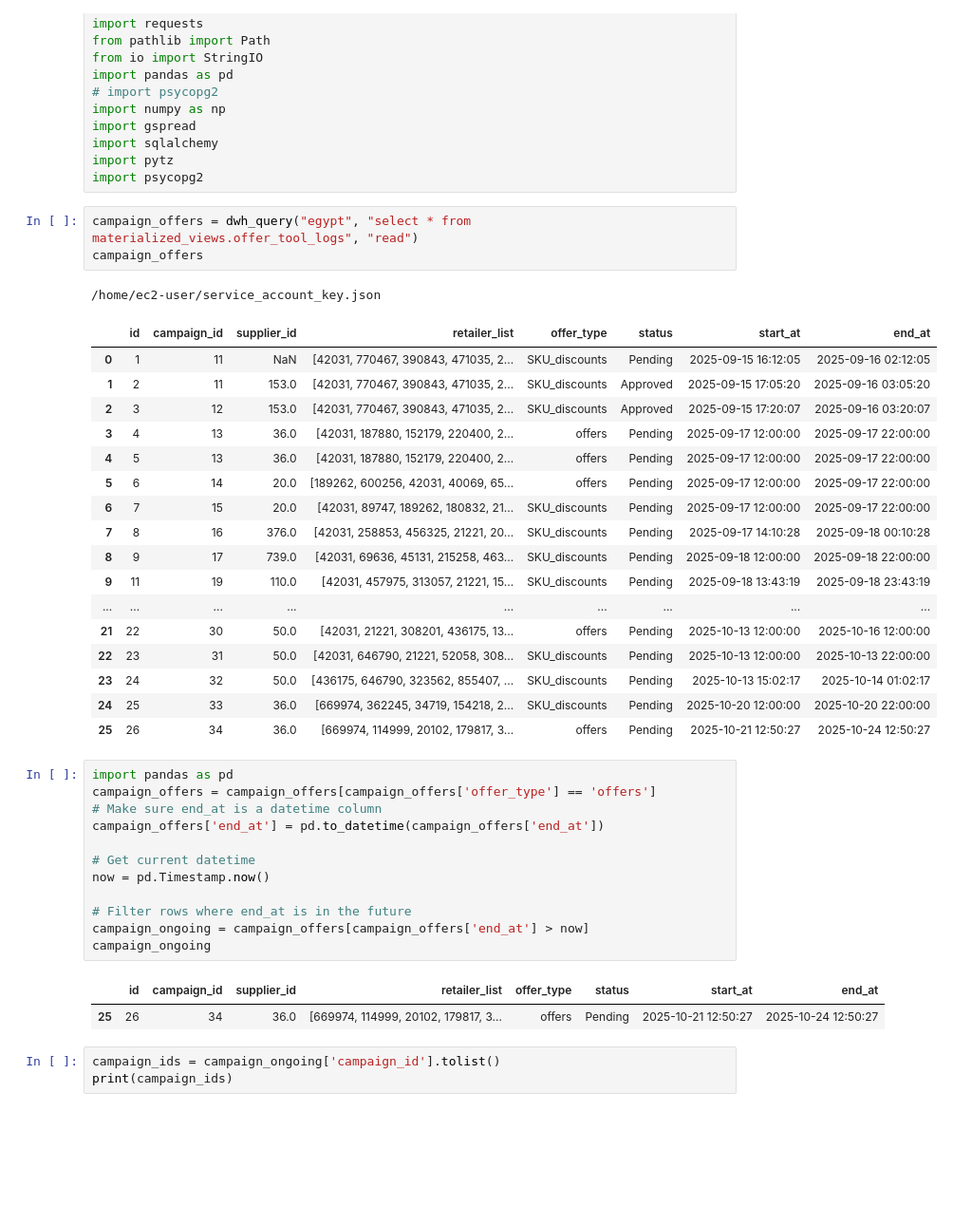
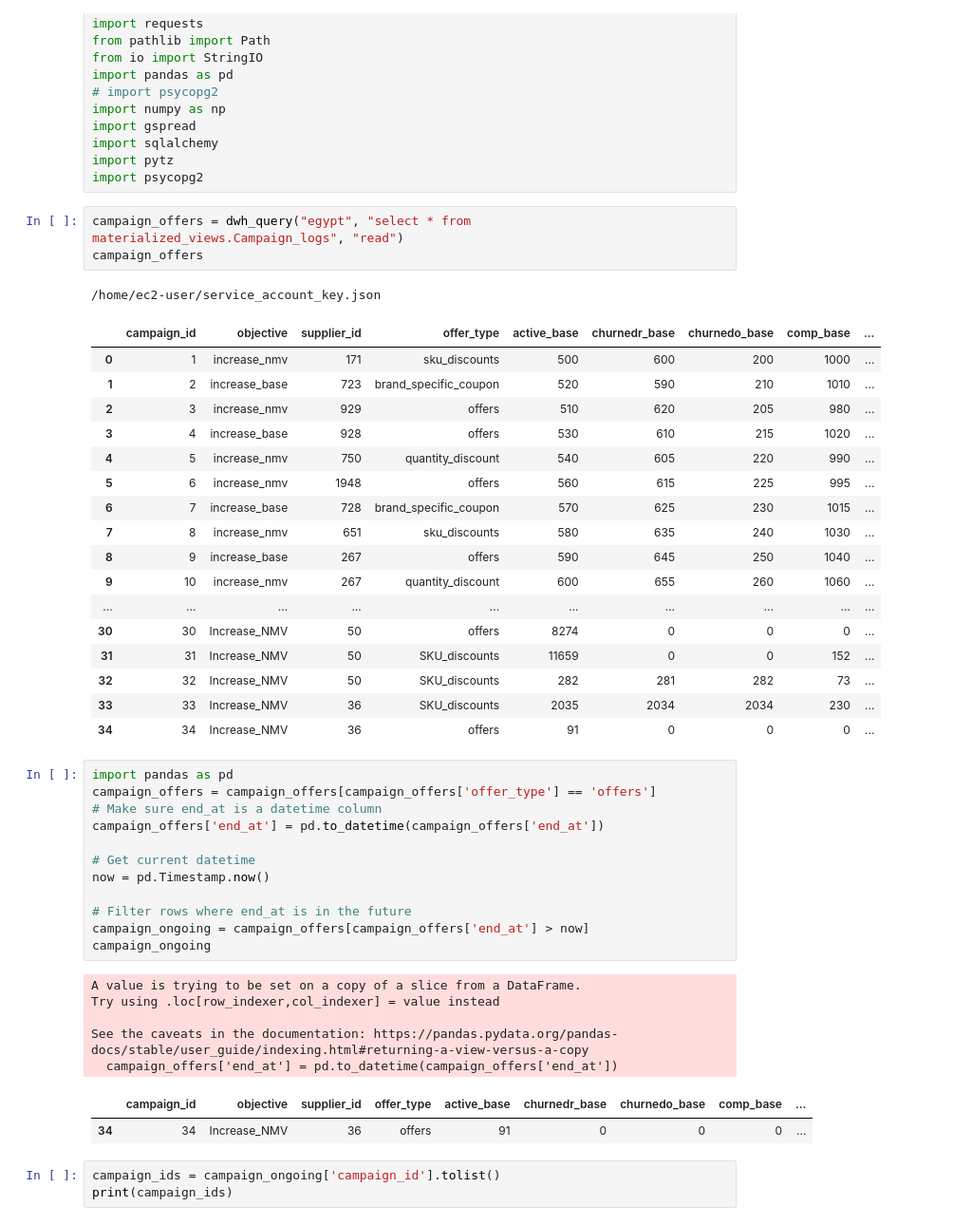
Before and after one commit to Maxab-Growth/Seif, a Jupyter notebook: Seif's_stuff/offer_itteration.ipynb, the cells around one changed output. Shown at 95% size. Saved outputs shown, nothing was run; the diff lists cells and outputs as text; blank space fills up the shorter version.

```diff
--- a/Seif's_stuff/offer_itteration.ipynb
+++ b/Seif's_stuff/offer_itteration.ipynb
@@ -20,27 +20,27 @@ import sqlalchemy
 import pytz
 import psycopg2
 # %%
-campaign_offers = dwh_query("egypt", "select * from materialized_views.offer_tool_logs", "read")
+campaign_offers = dwh_query("egypt", "select * from materialized_views.Campaign_logs", "read")
 campaign_offers
 # %% [output]
 /home/ec2-user/service_account_key.json
-|  | id | campaign_id | supplier_id | retailer_list | offer_type | status | start_at | end_at |
-| 0 | 1 | 11 | NaN | [42031, 770467, 390843, 471035, 2... | SKU_discounts | Pending | 2025-09-15 16:12:05 | 2025-09-16 02:12:05 |
-| 1 | 2 | 11 | 153.0 | [42031, 770467, 390843, 471035, 2... | SKU_discounts | Approved | 2025-09-15 17:05:20 | 2025-09-16 03:05:20 |
-| 2 | 3 | 12 | 153.0 | [42031, 770467, 390843, 471035, 2... | SKU_discounts | Approved | 2025-09-15 17:20:07 | 2025-09-16 03:20:07 |
-| 3 | 4 | 13 | 36.0 | [42031, 187880, 152179, 220400, 2... | offers | Pending | 2025-09-17 12:00:00 | 2025-09-17 22:00:00 |
-| 4 | 5 | 13 | 36.0 | [42031, 187880, 152179, 220400, 2... | offers | Pending | 2025-09-17 12:00:00 | 2025-09-17 22:00:00 |
-| 5 | 6 | 14 | 20.0 | [189262, 600256, 42031, 40069, 65... | offers | Pending | 2025-09-17 12:00:00 | 2025-09-17 22:00:00 |
-| 6 | 7 | 15 | 20.0 | [42031, 89747, 189262, 180832, 21... | SKU_discounts | Pending | 2025-09-17 12:00:00 | 2025-09-17 22:00:00 |
-| 7 | 8 | 16 | 376.0 | [42031, 258853, 456325, 21221, 20... | SKU_discounts | Pending | 2025-09-17 14:10:28 | 2025-09-18 00:10:28 |
-| 8 | 9 | 17 | 739.0 | [42031, 69636, 45131, 215258, 463... | SKU_discounts | Pending | 2025-09-18 12:00:00 | 2025-09-18 22:00:00 |
-| 9 | 11 | 19 | 110.0 | [42031, 457975, 313057, 21221, 15... | SKU_discounts | Pending | 2025-09-18 13:43:19 | 2025-09-18 23:43:19 |
-| ... | ... | ... | ... | ... | ... | ... | ... | ... |
-| 21 | 22 | 30 | 50.0 | [42031, 21221, 308201, 436175, 13... | offers | Pending | 2025-10-13 12:00:00 | 2025-10-16 12:00:00 |
-| 22 | 23 | 31 | 50.0 | [42031, 646790, 21221, 52058, 308... | SKU_discounts | Pending | 2025-10-13 12:00:00 | 2025-10-13 22:00:00 |
-| 23 | 24 | 32 | 50.0 | [436175, 646790, 323562, 855407, ... | SKU_discounts | Pending | 2025-10-13 15:02:17 | 2025-10-14 01:02:17 |
-| 24 | 25 | 33 | 36.0 | [669974, 362245, 34719, 154218, 2... | SKU_discounts | Pending | 2025-10-20 12:00:00 | 2025-10-20 22:00:00 |
-| 25 | 26 | 34 | 36.0 | [669974, 114999, 20102, 179817, 3... | offers | Pending | 2025-10-21 12:50:27 | 2025-10-24 12:50:27 |
+|  | campaign_id | objective | supplier_id | offer_type | active_base | churnedr_base | churnedo_base | comp_base | ... |
+| 0 | 1 | increase_nmv | 171 | sku_discounts | 500 | 600 | 200 | 1000 | ... |
+| 1 | 2 | increase_base | 723 | brand_specific_coupon | 520 | 590 | 210 | 1010 | ... |
+| 2 | 3 | increase_nmv | 929 | offers | 510 | 620 | 205 | 980 | ... |
+| 3 | 4 | increase_base | 928 | offers | 530 | 610 | 215 | 1020 | ... |
+| 4 | 5 | increase_nmv | 750 | quantity_discount | 540 | 605 | 220 | 990 | ... |
+| 5 | 6 | increase_nmv | 1948 | offers | 560 | 615 | 225 | 995 | ... |
+| 6 | 7 | increase_base | 728 | brand_specific_coupon | 570 | 625 | 230 | 1015 | ... |
+| 7 | 8 | increase_nmv | 651 | sku_discounts | 580 | 635 | 240 | 1030 | ... |
+| 8 | 9 | increase_base | 267 | offers | 590 | 645 | 250 | 1040 | ... |
+| 9 | 10 | increase_nmv | 267 | quantity_discount | 600 | 655 | 260 | 1060 | ... |
+| ... | ... | ... | ... | ... | ... | ... | ... | ... | ... |
+| 30 | 30 | Increase_NMV | 50 | offers | 8274 | 0 | 0 | 0 | ... |
+| 31 | 31 | Increase_NMV | 50 | SKU_discounts | 11659 | 0 | 0 | 152 | ... |
+| 32 | 32 | Increase_NMV | 50 | SKU_discounts | 282 | 281 | 282 | 73 | ... |
+| 33 | 33 | Increase_NMV | 36 | SKU_discounts | 2035 | 2034 | 2034 | 230 | ... |
+| 34 | 34 | Increase_NMV | 36 | offers | 91 | 0 | 0 | 0 | ... |
 # %%
 import pandas as pd
 campaign_offers = campaign_offers[campaign_offers['offer_type'] == 'offers']
@@ -54,8 +54,13 @@ now = pd.Timestamp.now()
 campaign_ongoing = campaign_offers[campaign_offers['end_at'] > now]
 campaign_ongoing
 # %% [output]
+A value is trying to be set on a copy of a slice from a DataFrame.
+Try using .loc[row_indexer,col_indexer] = value instead
+
+See the caveats in the documentation: https://pandas.pydata.org/pandas-docs/stable/user_guide/indexing.html#returning-a-view-versus-a-copy
+  campaign_offers['end_at'] = pd.to_datetime(campaign_offers['end_at'])
-|  | id | campaign_id | supplier_id | retailer_list | offer_type | status | start_at | end_at |
-| 25 | 26 | 34 | 36.0 | [669974, 114999, 20102, 179817, 3... | offers | Pending | 2025-10-21 12:50:27 | 2025-10-24 12:50:27 |
+|  | campaign_id | objective | supplier_id | offer_type | active_base | churnedr_base | churnedo_base | comp_base | ... |
+| 34 | 34 | Increase_NMV | 36 | offers | 91 | 0 | 0 | 0 | ... |
 # %%
 campaign_ids = campaign_ongoing['campaign_id'].tolist()
 print(campaign_ids)
```
Also changed, not shown: parts of 20 cells of this notebook.
